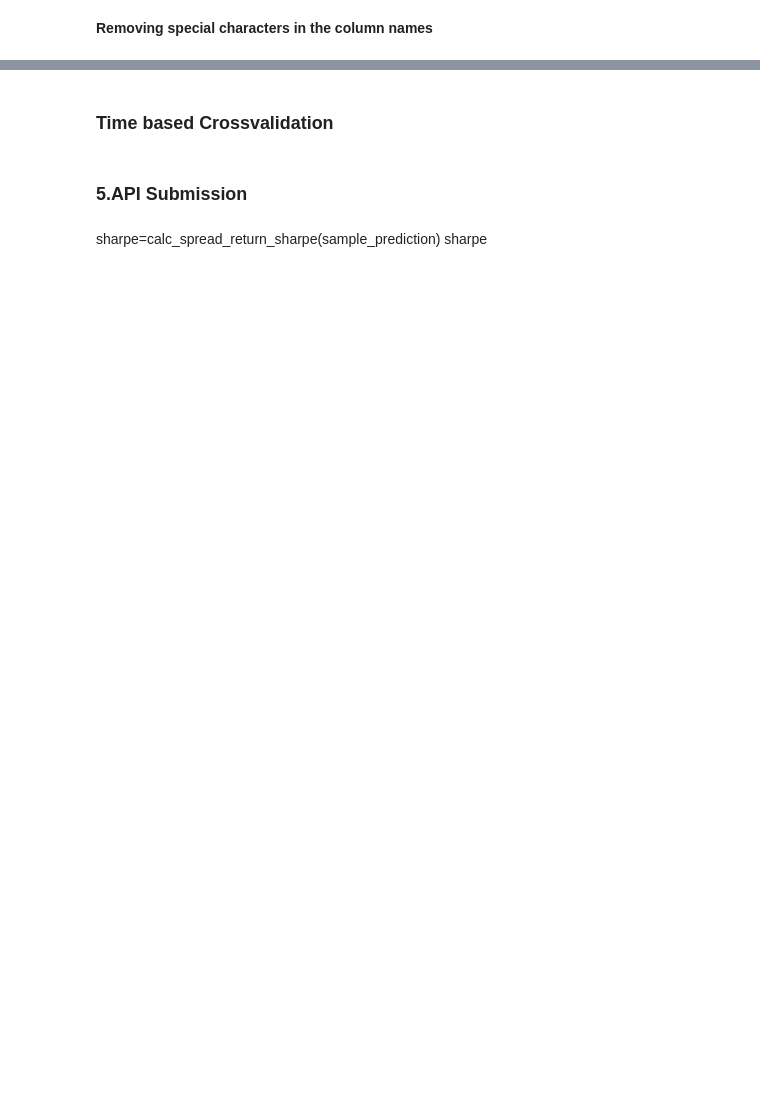
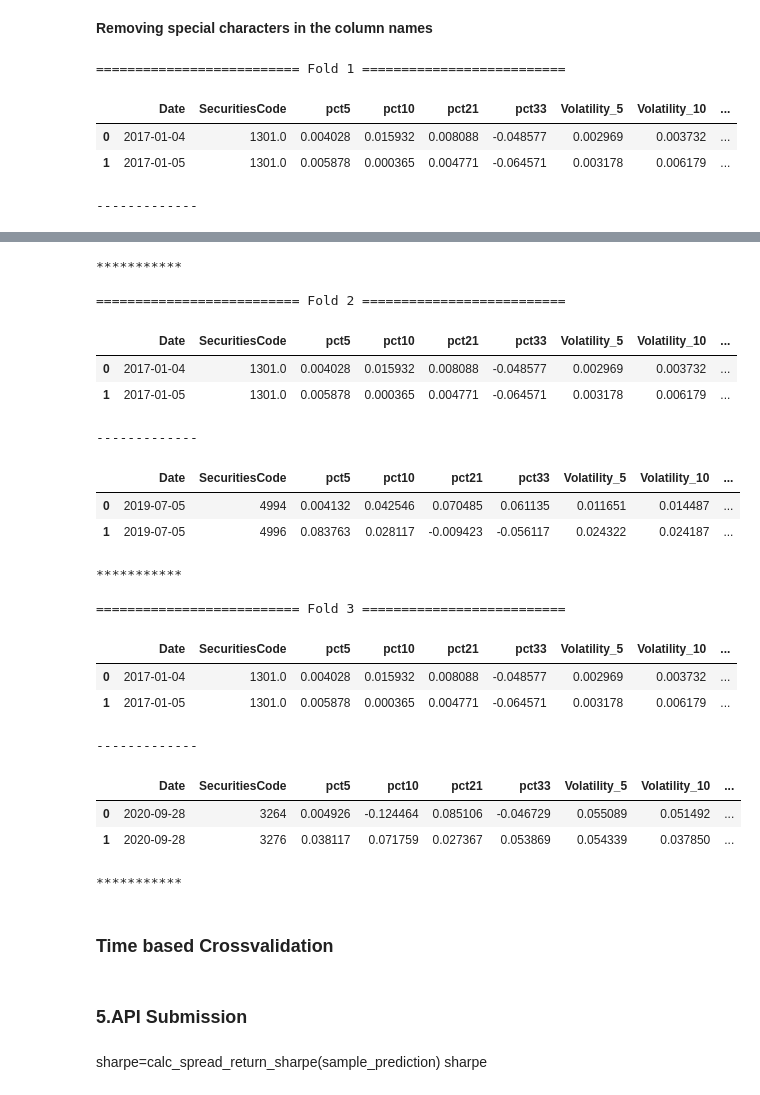
Before and after one commit to GariZabaleta/jpx-tokyo-stock-exchange-prediction, a Jupyter notebook: jpx-prediction.ipynb, the cells around one changed output, grey strips where cells are left out. Cells and saved outputs as stored; diff of their text form; code cells hidden in the pictures; blank space fills up the shorter version.

```diff
--- a/jpx-prediction.ipynb
+++ b/jpx-prediction.ipynb
@@ -1802,3 +1770,45 @@ gc.collect()
 X = X.rename(columns = lambda x:re.sub('[^A-Za-z0-9_]+', '', x))
 # %%
 X.head(1)
+# %%
+ts_fold = TimeSeriesSplit(n_splits=3, gap=10000)
+# %%
+for fold, (train_idx, val_idx) in enumerate(ts_fold.split(X, y)):
+
+    print(f"\n========================== Fold {fold+1} ==========================")
+
+    X_train, y_train = X.iloc[train_idx,:], y[train_idx]
+    X_valid, y_val = X.iloc[val_idx,:], y[val_idx]
+
+    ##### TRAIIIIIIIIIIN
+    pipeline_X_df = full_pipeline.fit_transform(X_train)
+    pipeline_X_df = pd.DataFrame(pipeline_X_df, columns = num_attribs)
+    X_train.drop(num_attribs,axis=1,inplace=True)
+    X_train = pd.concat([X_train,pipeline_X_df], axis=1)
+
+    ##### VALIDATION
+
+    pipeline_val_df = full_pipeline.transform(X_valid)
+    pipeline_val_df = pd.DataFrame(pipeline_val_df, columns = num_attribs)
+   # display(pipeline_val_df)
+   # print(num_attribs)
+    #display(X_valid)
+    pipeline_val_df.reset_index(drop = True, inplace=True)
+    X_valid.reset_index(drop = True, inplace=True)
+    X_valid.drop(num_attribs,axis=1,inplace=True)
+    X_valid = pd.concat([X_valid,pipeline_val_df], axis=1)
+
+
+    display(X_train.head(2))
+    print("-------------")
+    display(X_valid.head(2))
+    print("***********")
+
+    del X_train, y_train,  X_valid, y_val, pipeline_X_df , pipeline_val_df
+    gc.collect()
+# %% [output]
+========================== Fold 1 ==========================
+|  | Date | SecuritiesCode | pct5 | pct10 | pct21 | pct33 | Volatility_5 | Volatility_10 | ... |
+| 0 | 2017-01-04 | 1301.0 | 0.004028 | 0.015932 | 0.008088 | -0.048577 | 0.002969 | 0.003732 | ... |
+| 1 | 2017-01-05 | 1301.0 | 0.005878 | 0.000365 | 0.004771 | -0.064571 | 0.003178 | 0.006179 | ... |
+-------------
@@ -1805,3 +1818,24 @@ X.head(1)
+***********
+
+========================== Fold 2 ==========================
+|  | Date | SecuritiesCode | pct5 | pct10 | pct21 | pct33 | Volatility_5 | Volatility_10 | ... |
+| 0 | 2017-01-04 | 1301.0 | 0.004028 | 0.015932 | 0.008088 | -0.048577 | 0.002969 | 0.003732 | ... |
+| 1 | 2017-01-05 | 1301.0 | 0.005878 | 0.000365 | 0.004771 | -0.064571 | 0.003178 | 0.006179 | ... |
+-------------
+|  | Date | SecuritiesCode | pct5 | pct10 | pct21 | pct33 | Volatility_5 | Volatility_10 | ... |
+| 0 | 2019-07-05 | 4994 | 0.004132 | 0.042546 | 0.070485 | 0.061135 | 0.011651 | 0.014487 | ... |
+| 1 | 2019-07-05 | 4996 | 0.083763 | 0.028117 | -0.009423 | -0.056117 | 0.024322 | 0.024187 | ... |
+***********
+
+========================== Fold 3 ==========================
+|  | Date | SecuritiesCode | pct5 | pct10 | pct21 | pct33 | Volatility_5 | Volatility_10 | ... |
+| 0 | 2017-01-04 | 1301.0 | 0.004028 | 0.015932 | 0.008088 | -0.048577 | 0.002969 | 0.003732 | ... |
+| 1 | 2017-01-05 | 1301.0 | 0.005878 | 0.000365 | 0.004771 | -0.064571 | 0.003178 | 0.006179 | ... |
+-------------
+|  | Date | SecuritiesCode | pct5 | pct10 | pct21 | pct33 | Volatility_5 | Volatility_10 | ... |
+| 0 | 2020-09-28 | 3264 | 0.004926 | -0.124464 | 0.085106 | -0.046729 | 0.055089 | 0.051492 | ... |
+| 1 | 2020-09-28 | 3276 | 0.038117 | 0.071759 | 0.027367 | 0.053869 | 0.054339 | 0.037850 | ... |
+***********
 # %% [markdown]
 ### Time based Crossvalidation
 # %%
```
Also changed, not shown: parts of 10 cells of this notebook.
